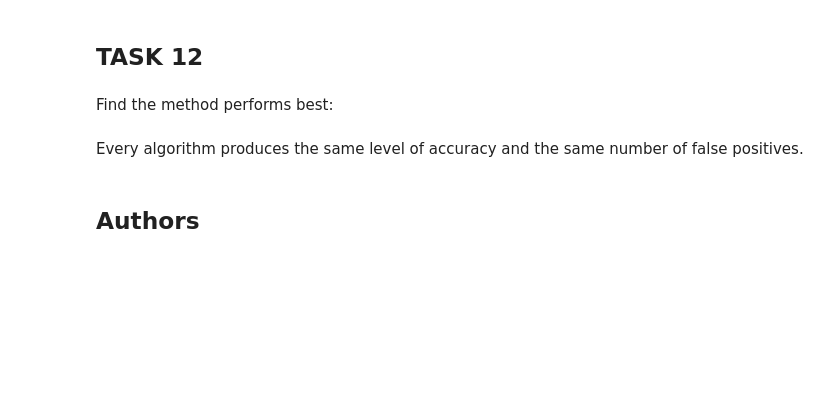
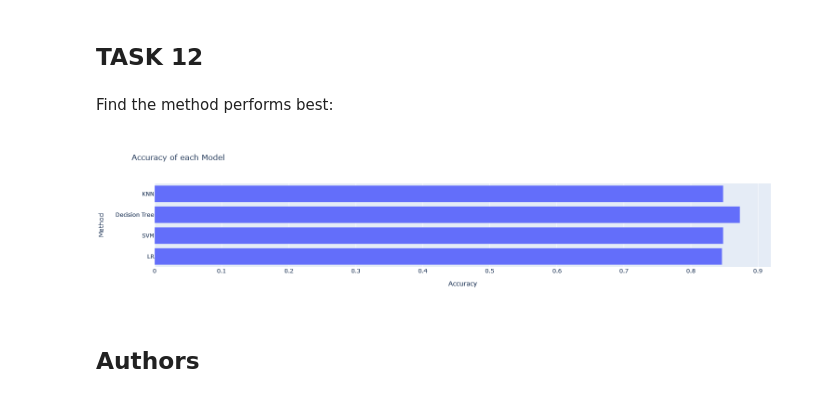
Before and after one commit to j1coulte/Coursera, a Jupyter notebook: Course10/week 4/SpaceX_Machine_Learning_Prediction_Part_5.jupyterlite.ipynb, the cells around one changed output. Drawn from its saved outputs; the diff is of its cells as text; code cells hidden in the pictures; blank space fills up the shorter version.

Commit message:
Added bar graph for model accuracy

```diff
--- a/Course10/week 4/SpaceX_Machine_Learning_Prediction_Part_5.jupyterlite.ipynb
+++ b/Course10/week 4/SpaceX_Machine_Learning_Prediction_Part_5.jupyterlite.ipynb
@@ -354,8 +354,17 @@ plot_confusion_matrix(Y_test,yhat)
 ## TASK  12
 # %% [markdown]
 Find the method performs best:
-# %% [markdown]
-Every algorithm produces the same level of accuracy and the same number of false positives.
+# %%
+# create bar chart for each model's accuracy
+acc_dict = {'LR': logreg_cv.best_score_, 'SVM': svm_cv.best_score_, 'Decision Tree': tree_cv.best_score_, 'KNN': knn_cv.best_score_}
+acc_dict
+acc_df = pd.DataFrame.from_dict(acc_dict, orient='index', columns=['Accuracy']).reset_index()
+
+import plotly.express as px
+fig = px.bar(acc_df, x='Accuracy', y='index', labels={'index':'Method'}, title='Accuracy of each Model')
+fig.show()
+# %% [output]
+[figure, added]
 # %% [markdown]
 ## Authors
 # %% [markdown]
```
Also changed, not shown: parts of 5 cells of this notebook, 1 other file.
